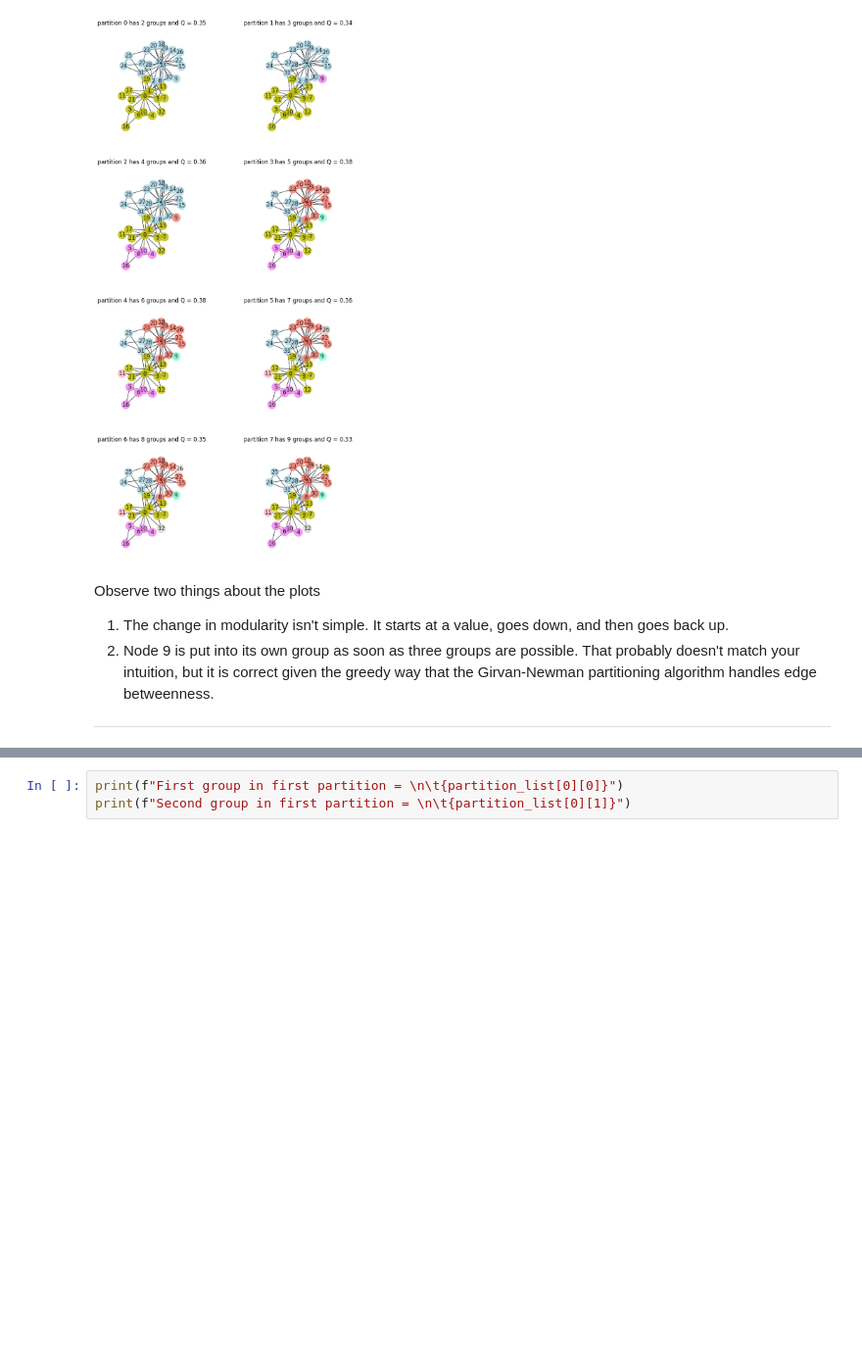
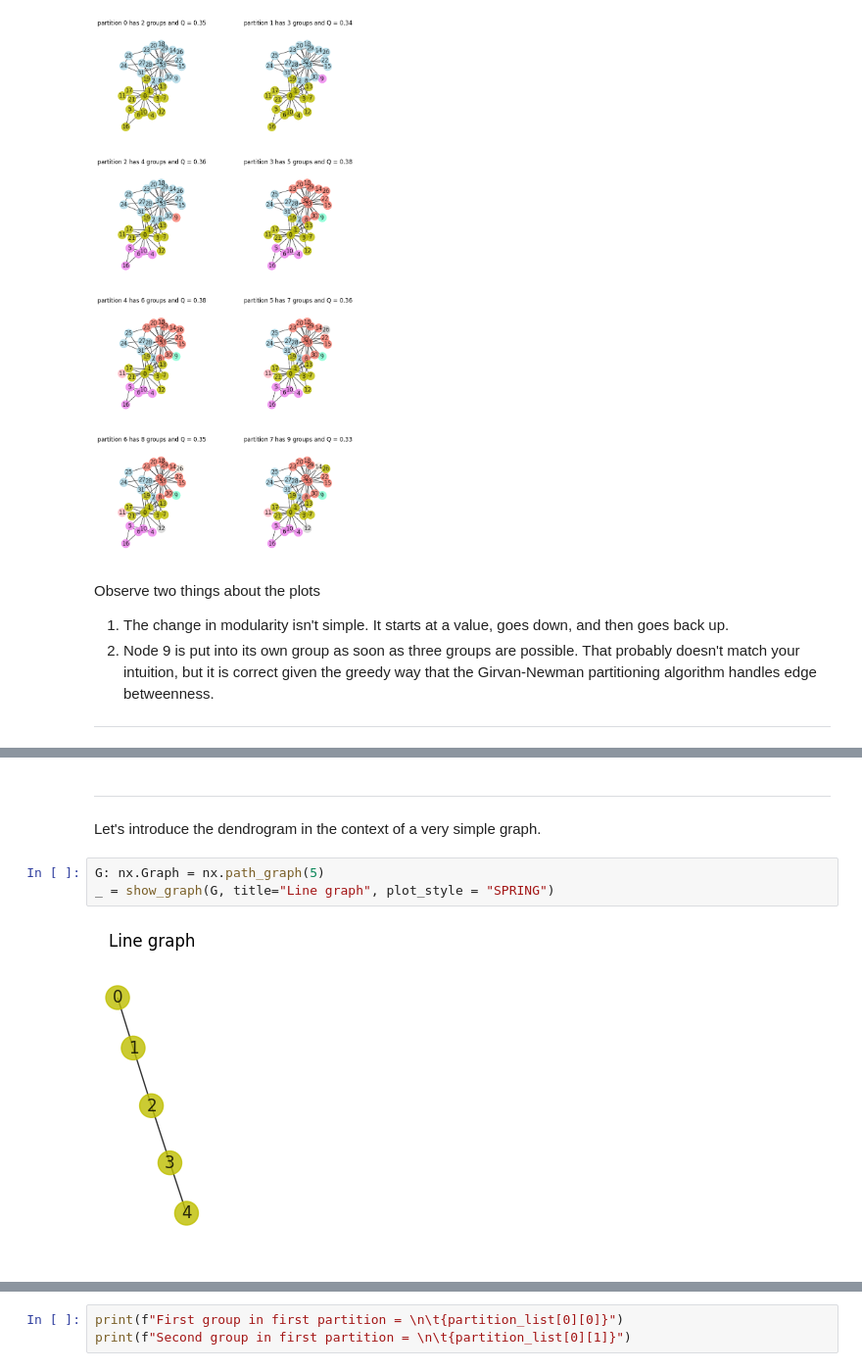
Before and after one commit to MichaelAGoodrich/cs575-homework-1-fall-2025, a Jupyter notebook: src/homework/girvan_newman_partitions_homework.ipynb, the cells around one changed output, grey strips where cells are left out. Shown at 98% size. Saved outputs shown, nothing was run; the diff lists cells and outputs as text; blank space fills up the shorter version.

Commit message:
Girvan Newman homework and dendrogram handler version 1

```diff
--- a/src/homework/girvan_newman_partitions_homework.ipynb
+++ b/src/homework/girvan_newman_partitions_homework.ipynb
@@ -163,0 +208,9 @@ Note the additions to the tests folder, where I test the dendrogram handler on t
+# %% [markdown]
+---
+# %% [markdown]
+Let's introduce the dendrogram in the context of a very simple graph.
+# %%
+G: nx.Graph = nx.path_graph(5)
+_ = show_graph(G, title="Line graph", plot_style = "SPRING")
+# %% [output]
+[figure, added]
```
Also changed, not shown: parts of 51 cells of this notebook, 4 other files.
